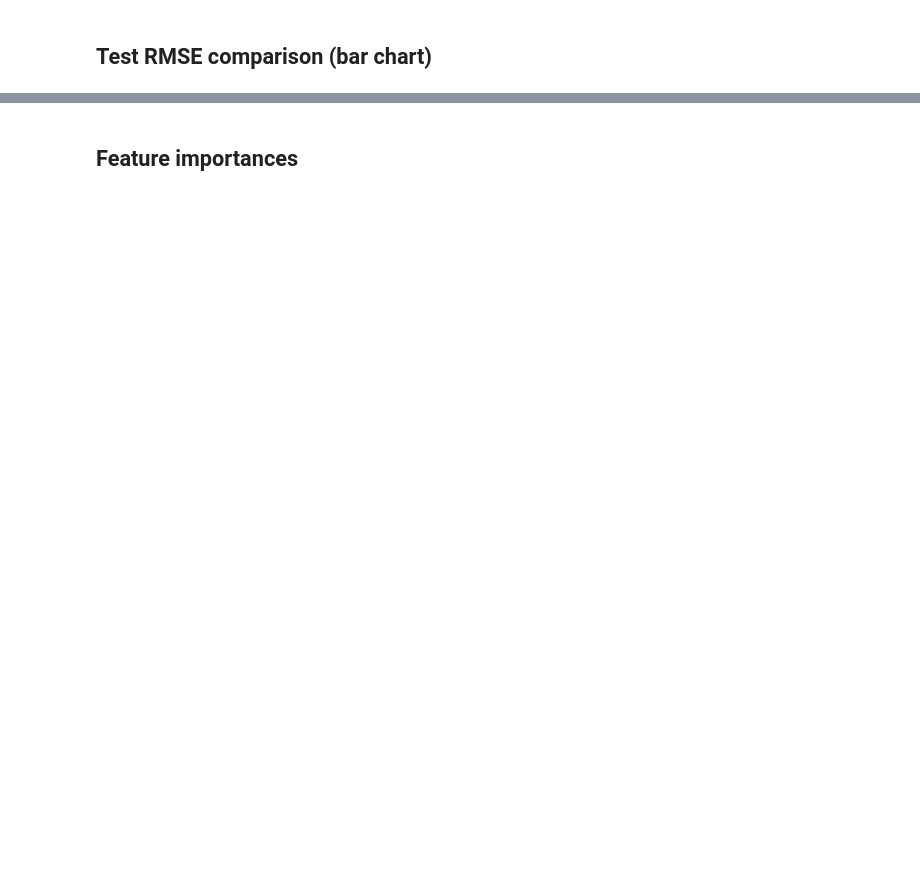
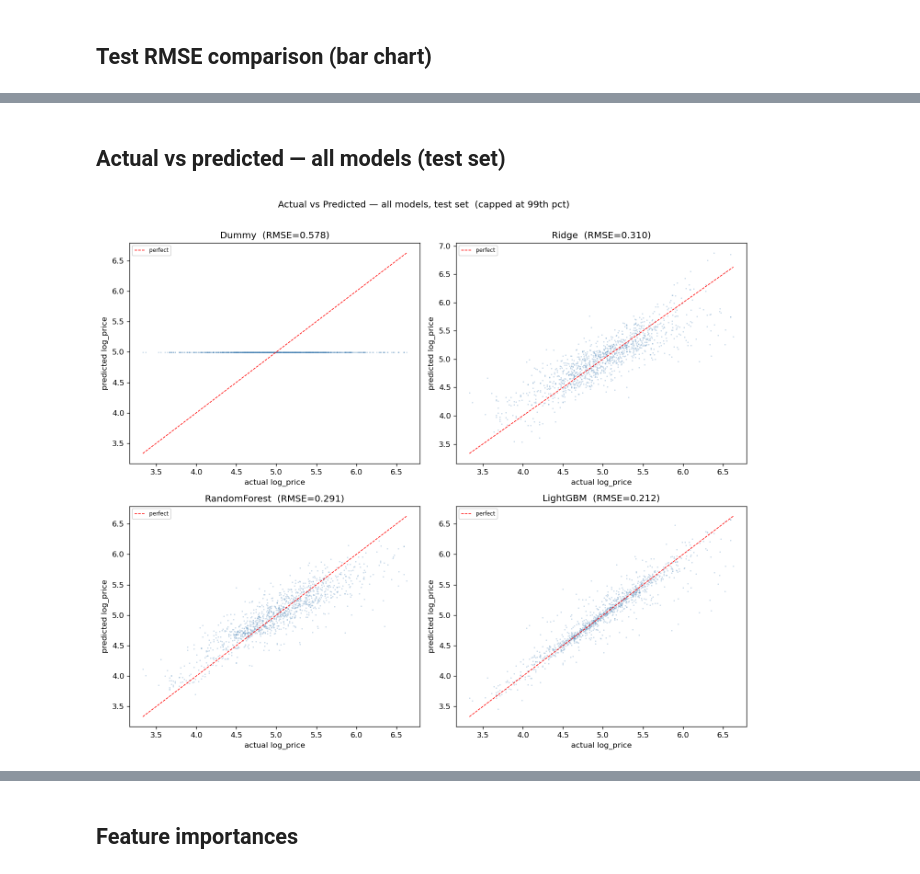
Before and after one commit to hasmiig/Machine_Learning_Project, a Jupyter notebook: notebooks/tabular_models.ipynb, the cells around one changed output, grey strips where cells are left out. Saved outputs shown, nothing was run; the diff lists cells and outputs as text; code cells hidden in the pictures; blank space fills up the shorter version.

```diff
--- a/notebooks/tabular_models.ipynb
+++ b/notebooks/tabular_models.ipynb
@@ -161,0 +186,29 @@ plt.show()
+# %% [markdown]
+## Actual vs predicted — all models (test set)
+# %%
+fig, axes = plt.subplots(2, 2, figsize=(12, 10))
+
+model_preds = [
+    ("Dummy",        dummy.predict(X_test)),
+    ("Ridge",        ridge.predict(X_test)),
+    ("RandomForest", rf.predict(X_test)),
+    ("LightGBM",     lgbm.predict(X_test)),
+]
+
+for ax, (name, preds) in zip(axes.flat, model_preds):
+    cap = np.percentile(y_test.values, 99)
+    mask = y_test.values <= cap
+    ax.scatter(y_test.values[mask], preds[mask], s=3, alpha=0.3, linewidths=0, color="steelblue")
+    lims = [y_test.values[mask].min(), cap]
+    ax.plot(lims, lims, "r--", linewidth=0.9, label="perfect")
+    rmse = np.sqrt(np.mean((y_test.values - preds) ** 2))
+    ax.set_title(f"{name}  (RMSE={rmse:.3f})")
+    ax.set_xlabel("actual log_price")
+    ax.set_ylabel("predicted log_price")
+    ax.legend(fontsize=7)
+
+plt.suptitle("Actual vs Predicted — all models, test set  (capped at 99th pct)", y=1.01)
+plt.tight_layout()
+plt.show()
+# %% [output]
+[figure, added]
```
Also changed, not shown: parts of 14 cells of this notebook, 19 other files.
